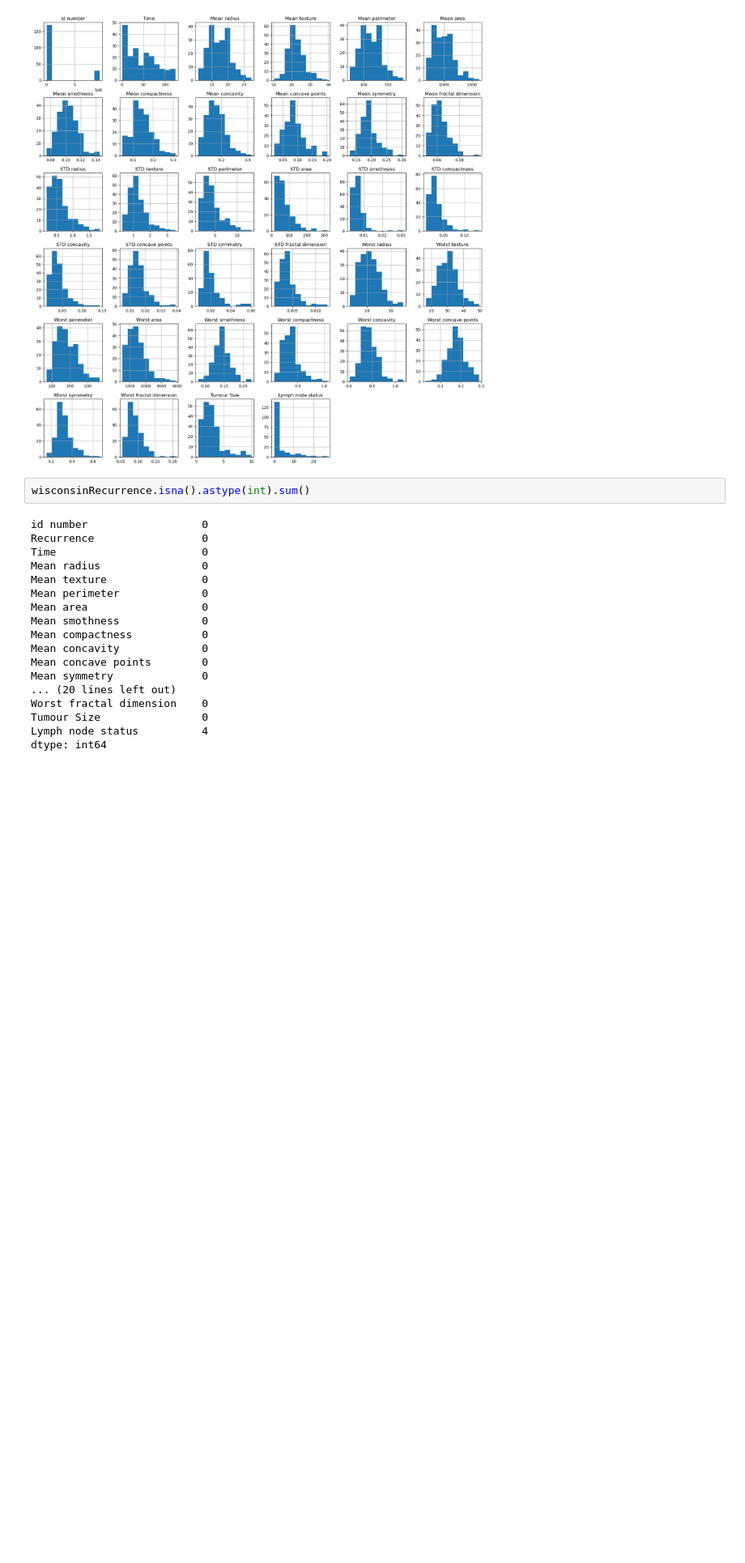
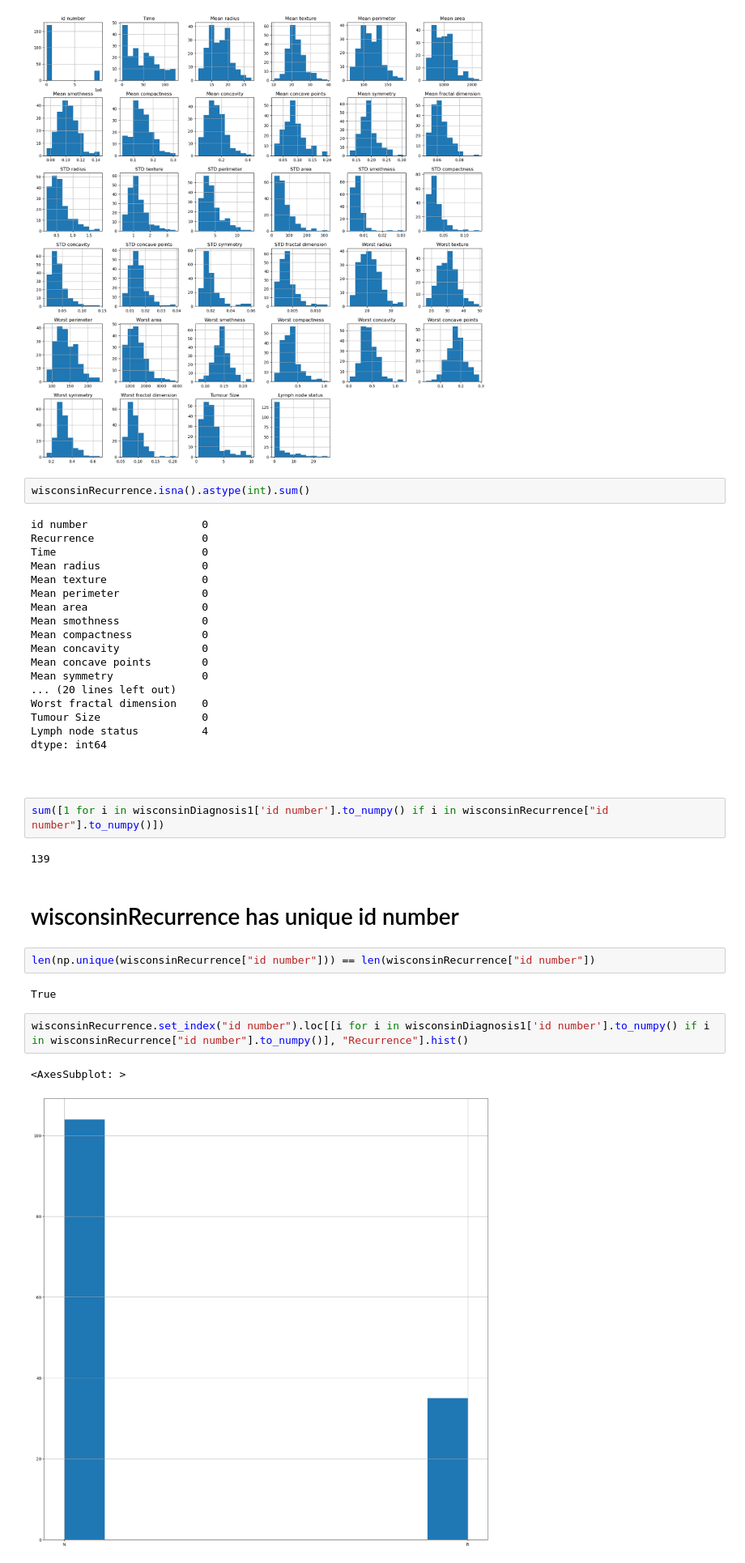
Before and after one commit to Raaaii/Breast_Cancer_ML-DL, a Jupyter notebook: preprocessingAndFeatureSelection/preprocessingAndFeatureSelection.ipynb, the cells around one changed output. Shown at 81% size. Drawn from its saved outputs; the diff is of its cells as text; blank space fills up the shorter version.

```diff
--- a/preprocessingAndFeatureSelection/preprocessingAndFeatureSelection.ipynb
+++ b/preprocessingAndFeatureSelection/preprocessingAndFeatureSelection.ipynb
@@ -216,3 +225,20 @@ Worst fractal dimension    0
 Tumour Size                0
 Lymph node status          4
 dtype: int64
+# %% [markdown]
+#
+# %%
+sum([1 for i in wisconsinDiagnosis1['id number'].to_numpy() if i in wisconsinRecurrence["id number"].to_numpy()])
+# %% [output]
+139
+# %% [markdown]
+# wisconsinRecurrence has unique id number
+# %%
+len(np.unique(wisconsinRecurrence["id number"])) == len(wisconsinRecurrence["id number"])
+# %% [output]
+True
+# %%
+wisconsinRecurrence.set_index("id number").loc[[i for i in wisconsinDiagnosis1['id number'].to_numpy() if i in wisconsinRecurrence["id number"].to_numpy()], "Recurrence"].hist()
+# %% [output]
+<AxesSubplot: >
+[figure, added]
```
Also changed, not shown: parts of 45 cells of this notebook.
